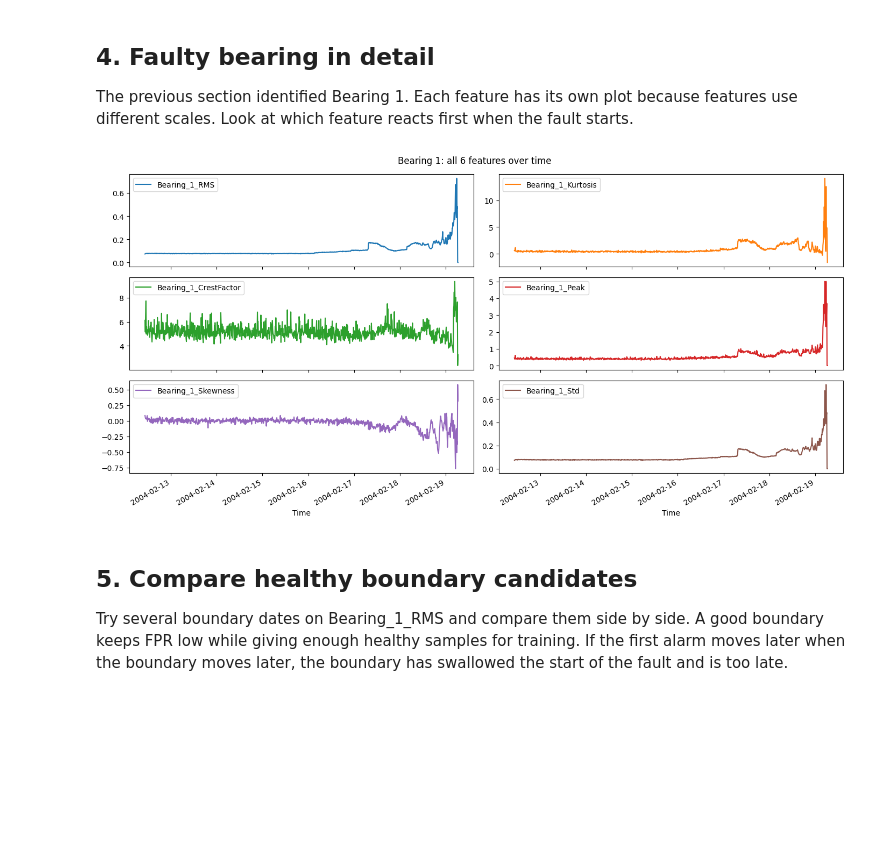
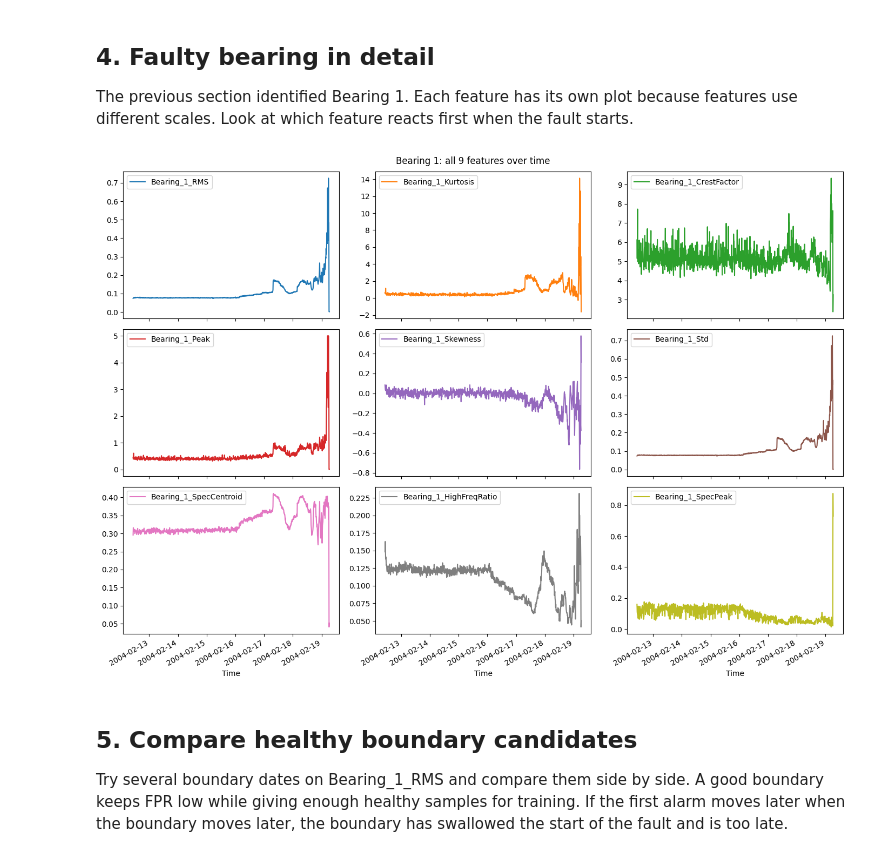
Before and after one commit to maidabiber/anomaly-detection-thesis, a Jupyter notebook: notebooks/analyze_2nd_test.ipynb, the cells around one changed output. Cells and saved outputs as stored; diff of their text form; code cells hidden in the pictures; blank space fills up the shorter version.

```diff
--- a/notebooks/analyze_2nd_test.ipynb
+++ b/notebooks/analyze_2nd_test.ipynb
@@ -136,12 +137,12 @@ Each feature has its own plot because features use different scales.
 Look at which feature reacts first when the fault starts.
 # %%
 bearing1_cols = [c for c in df.columns if 'Bearing_1_' in c]
-df[bearing1_cols].plot(figsize=(14, 7), subplots=True, layout=(3, 2))
-plt.suptitle('Bearing 1: all 6 features over time')
+df[bearing1_cols].plot(figsize=(14, 10), subplots=True, layout=(3, 3))
+plt.suptitle('Bearing 1: all 9 features over time')
 plt.tight_layout()
 plt.show()
 # %% [output]
-[figure, old version]
+[figure, new version]
 # %% [markdown]
 ## 5. Compare healthy boundary candidates
 Try several boundary dates on Bearing_1_RMS and compare them side by side.
```
Also changed, not shown: parts of 23 cells of this notebook.
